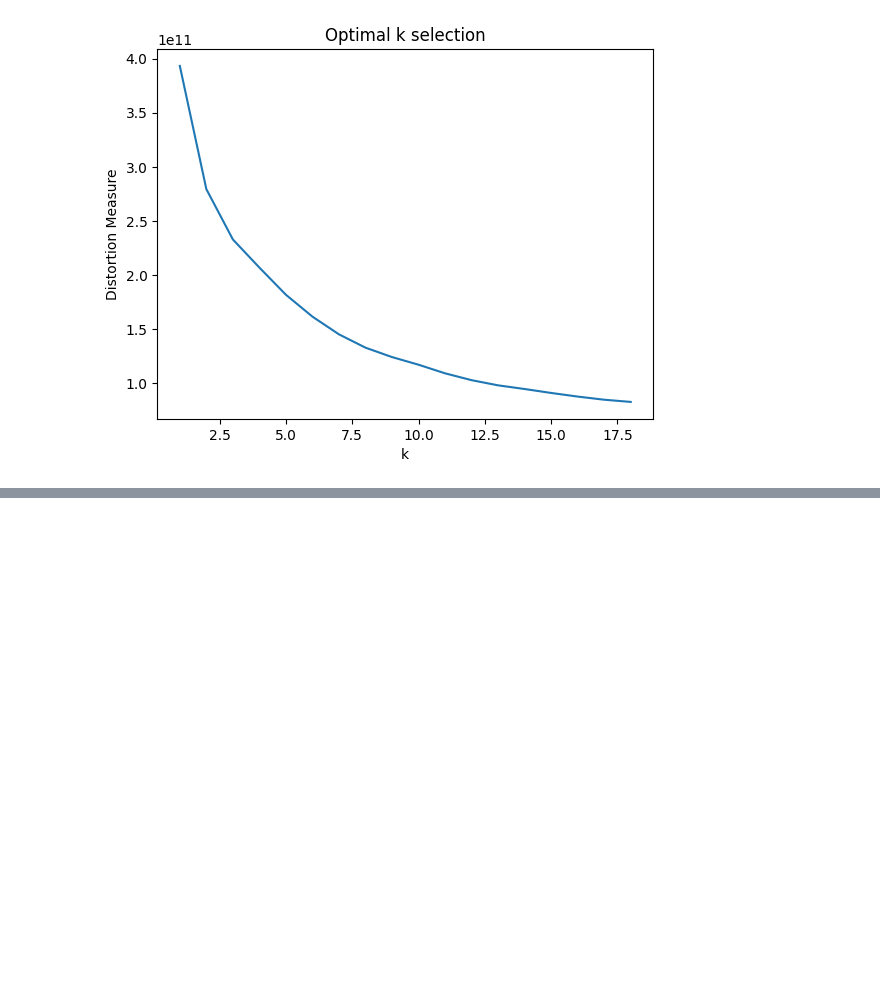
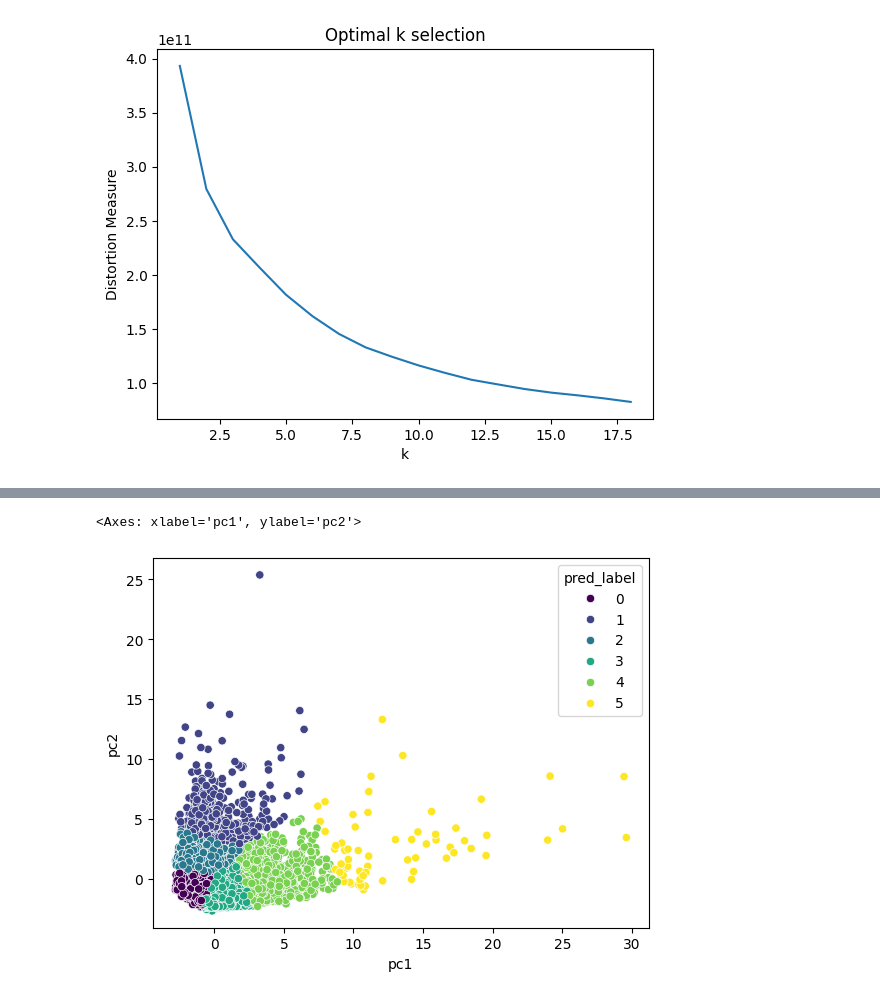
Before and after one commit to mtang24/card_clusters, a Jupyter notebook: Code_groupXXX.ipynb, the cells around one changed output, grey strips where cells are left out. Cells and saved outputs as stored; diff of their text form; code cells hidden in the pictures; blank space fills up the shorter version.

```diff
--- a/Code_groupXXX.ipynb
+++ b/Code_groupXXX.ipynb
@@ -157,0 +216,10 @@ plt.show()
+# %%
+km = KMeans(n_clusters=6, n_init=10)
+km = km.fit(pcs)
+labels = km.labels_
+
+pcs['pred_label'] = labels
+sns.scatterplot(pcs, x='pc1', y='pc2', hue='pred_label', palette='viridis')
+# %% [output]
+<Axes: xlabel='pc1', ylabel='pc2'>
+[figure, added]
```
Also changed, not shown: parts of 7 cells of this notebook.
